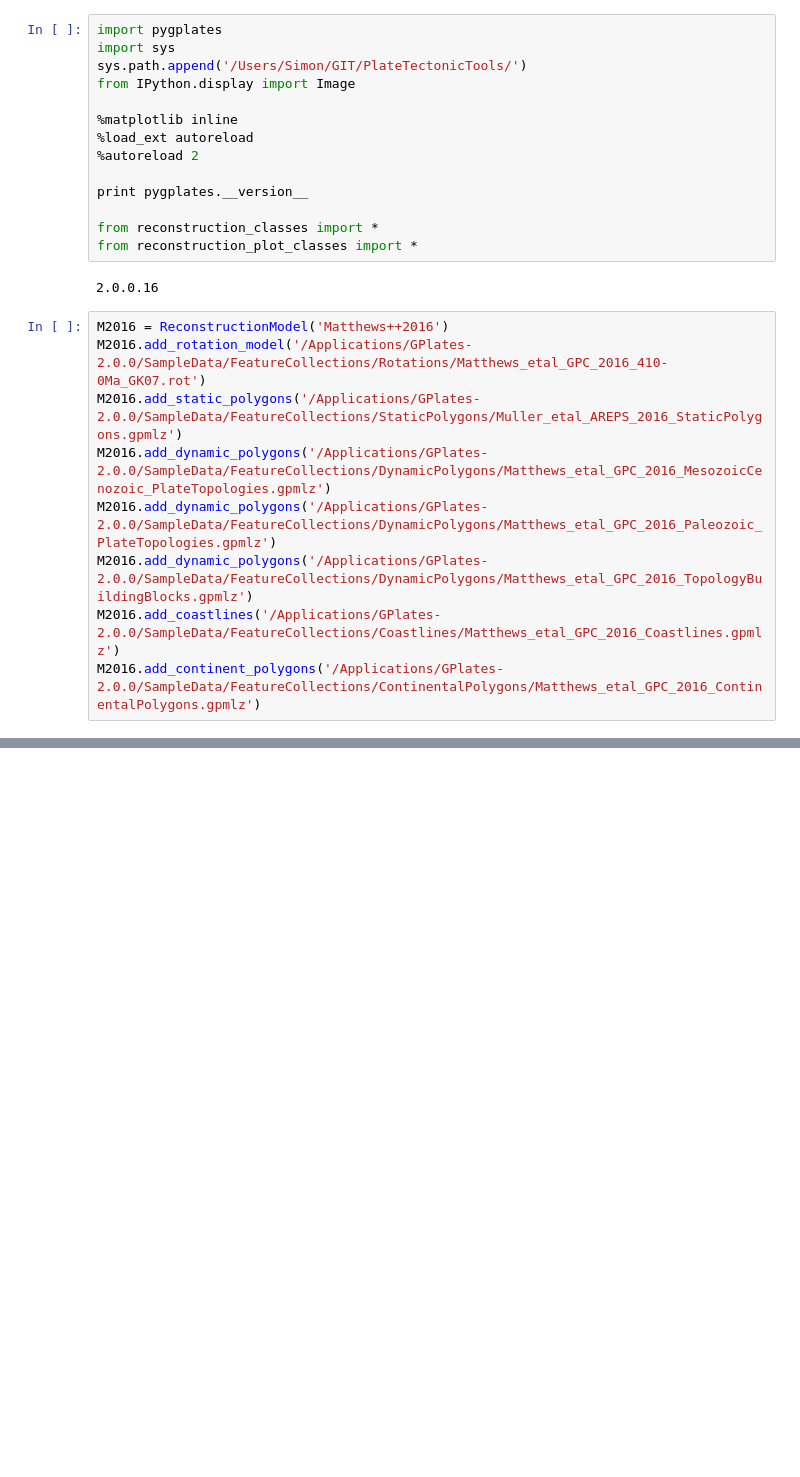
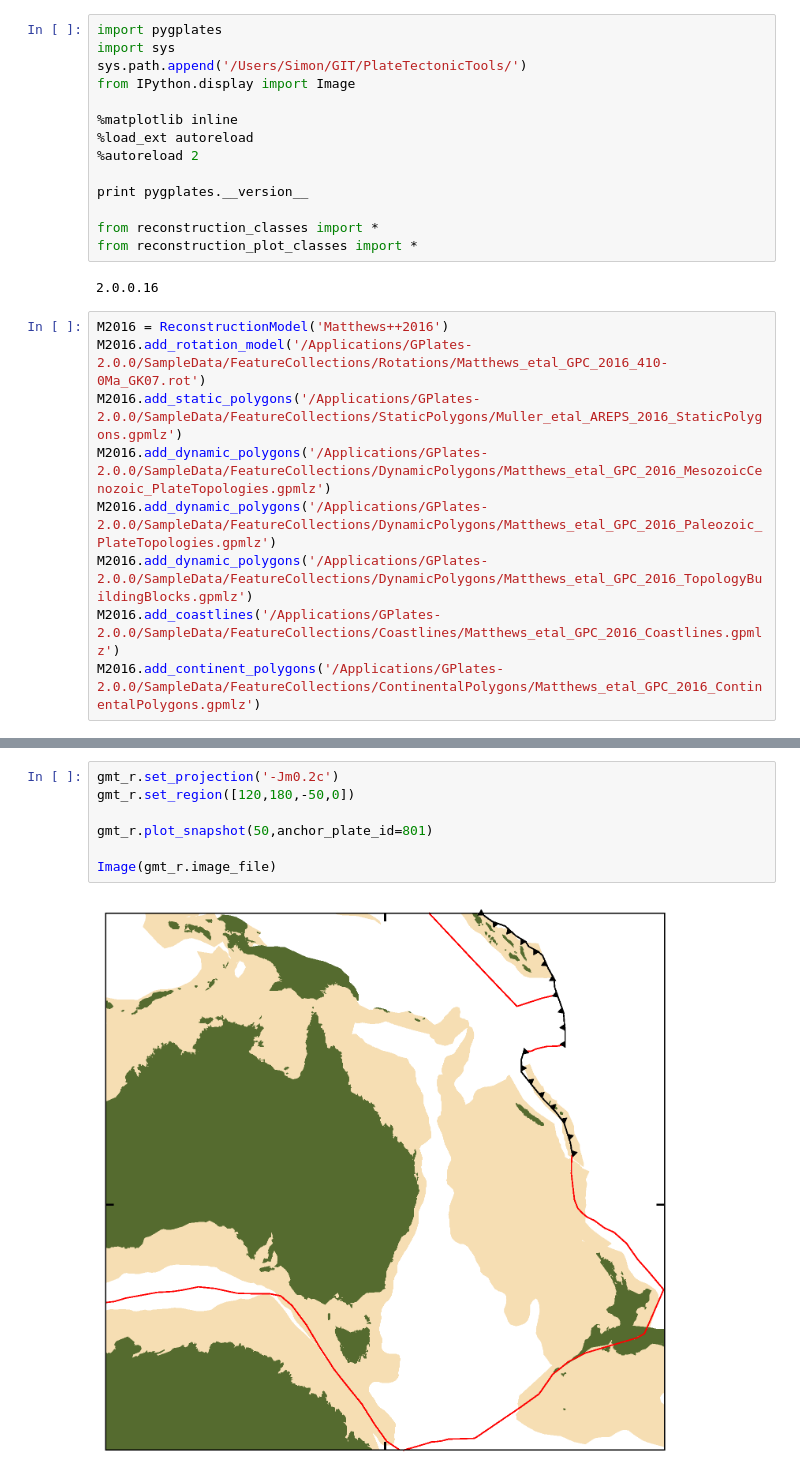
Before and after one commit to siwill22/GPlatesReconstructionModel, a Jupyter notebook: test_ReconstructionPlot.ipynb, the cells around one changed output, grey strips where cells are left out. Saved outputs shown, nothing was run; the diff lists cells and outputs as text; blank space fills up the shorter version.

```diff
--- a/test_ReconstructionPlot.ipynb
+++ b/test_ReconstructionPlot.ipynb
@@ -43,0 +43,9 @@ Image(gmt_r.image_file)
+# %%
+gmt_r.set_projection('-Jm0.2c')
+gmt_r.set_region([120,180,-50,0])
+
+gmt_r.plot_snapshot(50,anchor_plate_id=801)
+
+Image(gmt_r.image_file)
+# %% [output]
+[figure, added]
```
Also changed, not shown: parts of 6 cells of this notebook, 1 other file.
